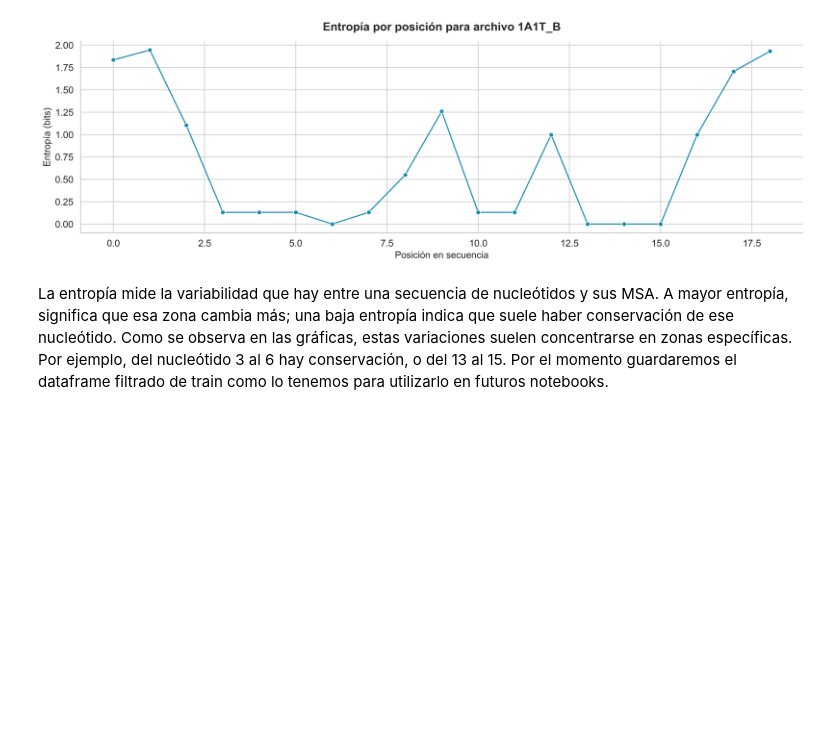
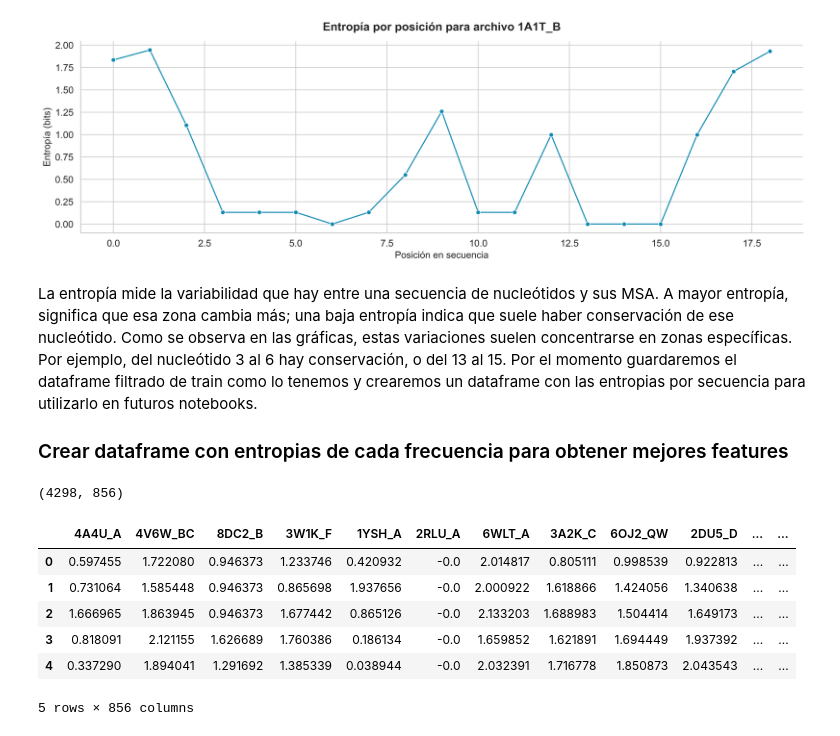
Before and after one commit to rospeltof/Stanford-RNA-3D-FOLDING, a Jupyter notebook: code/01_EDA.ipynb, the cells around one changed output. Cells and saved outputs as stored; diff of their text form; code cells hidden in the pictures; blank space fills up the shorter version.

Commit message:
EDA finalizado
Se añadio entropy data con la entropia de secuencias y processed train seq para comenzar con el tratamiento de variables

```diff
--- a/code/01_EDA.ipynb
+++ b/code/01_EDA.ipynb
@@ -214,4 +214,37 @@ plt.show()
 # %% [output]
 [figure]
 # %% [markdown]
-La entropía mide la variabilidad que hay entre una secuencia de nucleótidos y sus MSA. A mayor entropía, significa que esa zona cambia más; una baja entropía indica que suele haber conservación de ese nucleótido. Como se observa en las gráficas, estas variaciones suelen concentrarse en zonas específicas. Por ejemplo, del nucleótido 3 al 6 hay conservación, o del 13 al 15. Por el momento guardaremos el dataframe filtrado de train como lo tenemos para utilizarlo en futuros notebooks.
+La entropía mide la variabilidad que hay entre una secuencia de nucleótidos y sus MSA. A mayor entropía, significa que esa zona cambia más; una baja entropía indica que suele haber conservación de ese nucleótido. Como se observa en las gráficas, estas variaciones suelen concentrarse en zonas específicas. Por ejemplo, del nucleótido 3 al 6 hay conservación, o del 13 al 15. Por el momento guardaremos el dataframe filtrado de train como lo tenemos y crearemos un dataframe con las entropias por secuencia para utilizarlo en futuros notebooks.
+
+### Crear dataframe con entropias de cada frecuencia para obtener mejores features
+# %%
+msa_folder = os.path.join('..', 'data', 'MSA')
+entropy_results = {}
+max_len = 0
+
+for file in os.listdir(msa_folder):
+    if file.endswith('.fasta'):
+        file_id = file.replace('.MSA.fasta', '')
+        file_path = os.path.join(msa_folder, file)
+        entropy_values = msa_entropy(file_path)
+        entropy_results[file_id] = entropy_values
+        max_len = max(max_len, len(entropy_values))
+
+# Rellenar con NaN las secuencias
+for key in entropy_results:
+    entropy_values = entropy_results[key]
+    if len(entropy_values) < max_len:
+        entropy_results[key] = entropy_values + [np.nan] * (max_len - len(entropy_values))
+# %%
+entropy_df = pd.DataFrame(entropy_results)
+print(entropy_df.shape)
+entropy_df.head()
+# %% [output]
+(4298, 856)
+|  | 4A4U_A | 4V6W_BC | 8DC2_B | 3W1K_F | 1YSH_A | 2RLU_A | 6WLT_A | 3A2K_C | 6OJ2_QW | 2DU5_D | ... | ... |
+| 0 | 0.597455 | 1.722080 | 0.946373 | 1.233746 | 0.420932 | -0.0 | 2.014817 | 0.805111 | 0.998539 | 0.922813 | ... | ... |
+| 1 | 0.731064 | 1.585448 | 0.946373 | 0.865698 | 1.937656 | -0.0 | 2.000922 | 1.618866 | 1.424056 | 1.340638 | ... | ... |
+| 2 | 1.666965 | 1.863945 | 0.946373 | 1.677442 | 0.865126 | -0.0 | 2.133203 | 1.688983 | 1.504414 | 1.649173 | ... | ... |
+| 3 | 0.818091 | 2.121155 | 1.626689 | 1.760386 | 0.186134 | -0.0 | 1.659852 | 1.621891 | 1.694449 | 1.937392 | ... | ... |
+| 4 | 0.337290 | 1.894041 | 1.291692 | 1.385339 | 0.038944 | -0.0 | 2.032391 | 1.716778 | 1.850873 | 2.043543 | ... | ... |
+5 rows × 856 columns
```
Also changed, not shown: parts of 2 cells of this notebook, 2 other files.
